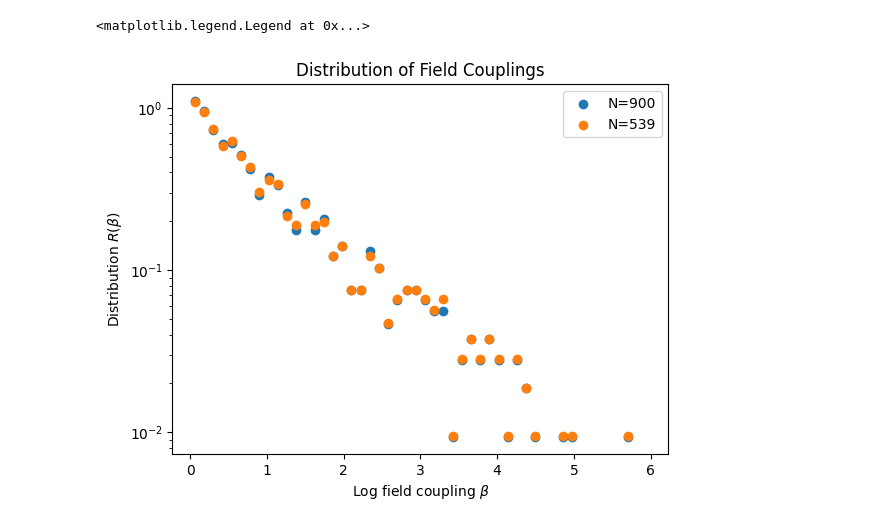
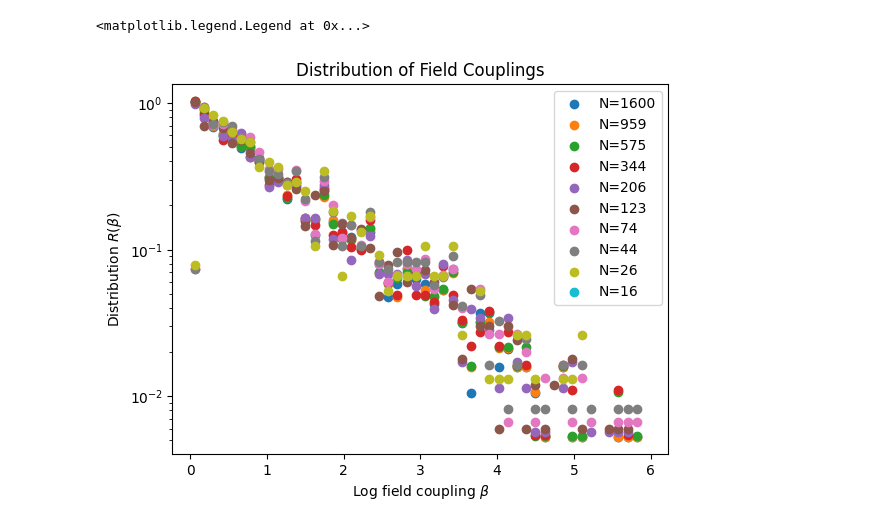
Before and after one commit to tsgaurav/Ising_RSRG, a Jupyter notebook: ipynb_notebooks/Log_Ising_Decimation_2D.ipynb, the cells around one changed output. Cells and saved outputs as stored; diff of their text form; code cells hidden in the pictures.

```diff
--- a/ipynb_notebooks/Log_Ising_Decimation_2D.ipynb
+++ b/ipynb_notebooks/Log_Ising_Decimation_2D.ipynb
@@ -287,7 +287,7 @@ def gen_check_list(size, steps, divs):
     C = np.log(size/(size-steps))/(divs-1)
     return np.floor(size*np.exp(-i_vals * C)).astype(int)
 
-L = 30
+L = 40
 steps = int(0.99*L*L)
 #a, b = 0.1, 0.1
 measure_step = 30
@@ -369,30 +369,30 @@ for run in range(runs):
                 test.decimate()
 # %%
 
-for ind,i in enumerate(check_list[:2]):
+for ind,i in enumerate(check_list[:]):
 
     n,bins = np.histogram(beta_dist_list[ind], density=True, bins = n_bins_h, range=(0,6))
     width = bins[1]-bins[0]
 
     plt.scatter((bins[1:]-width/2), n, label="N="+str(i))
 #plt.xscale('log')
 
 plt.xlabel(r"Log field coupling $\beta$")
 plt.ylabel(r"Distribution $R(\beta)$")
 plt.title("Distribution of Field Couplings")
 plt.yscale('log')
 #plt.xlim(0.01, 4)
 plt.legend()
 #plt.ylim(0.01, 1)
 
 #J_max, h_max = 1.0, 0.5
 #L = 60
 #a, b = 0.3, 0.315
 
 #plt.ylim(0.1,1)
 # %% [output]
 <matplotlib.legend.Legend at 0x...>
-[figure, old version]
+[figure, new version]
 # %%
 plt.hist(-np.log(sparse.find(J_ij_vals)[2]), density = 'True', bins=30)
 x = np.linspace(0, (np.sqrt(a**2 + 2*b) - a)/b, 1000)
```
Also changed, not shown: parts of 12 cells of this notebook, 7 other files.
